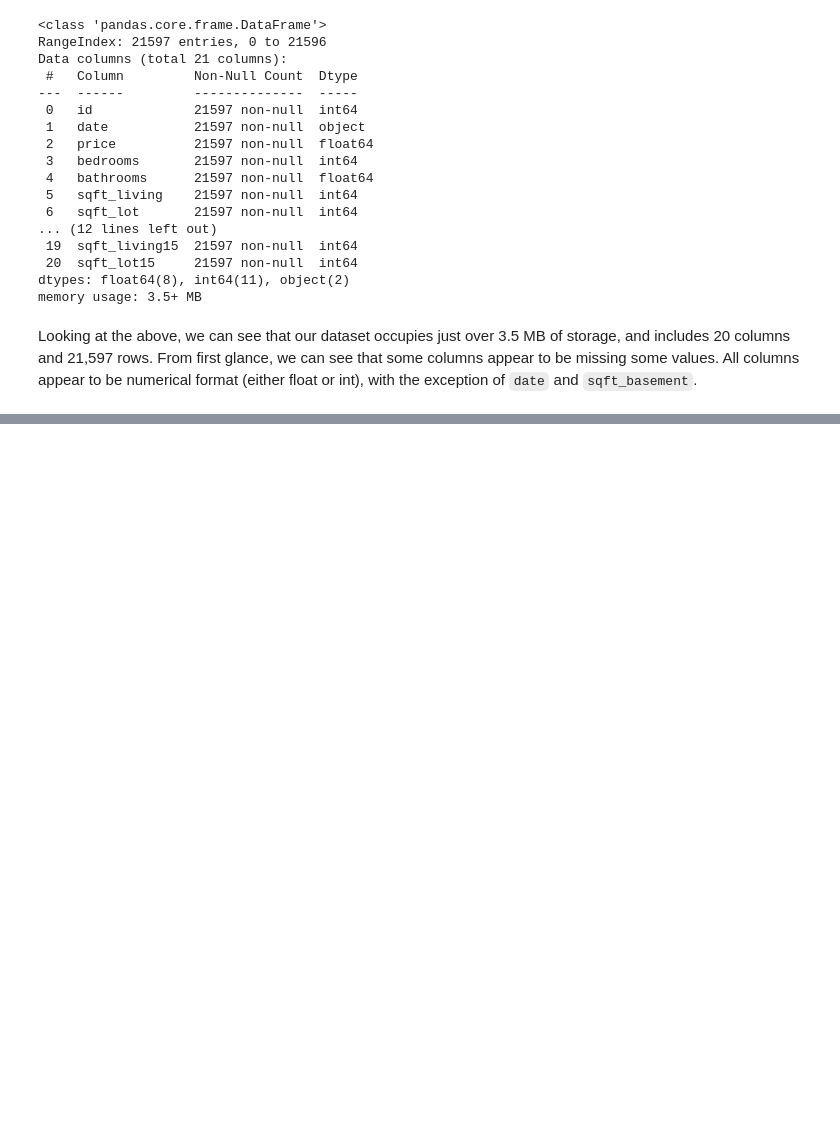
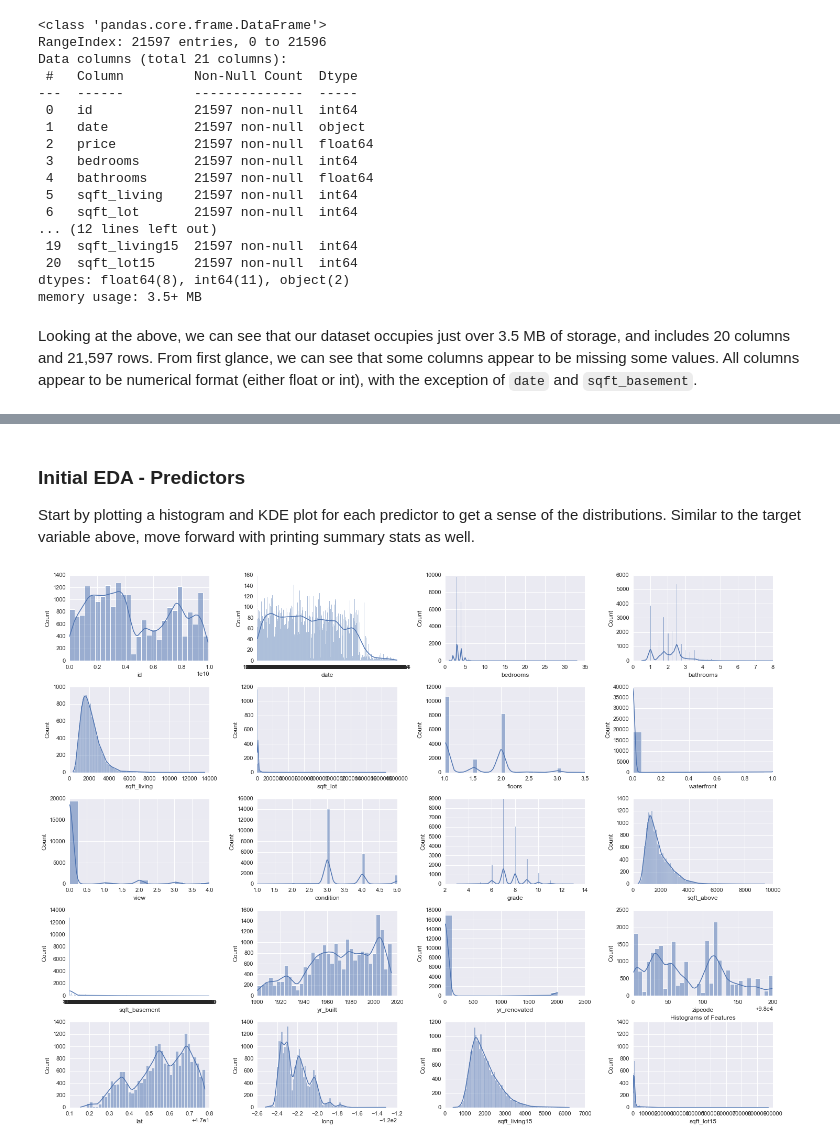
Before and after one commit to akaigraham/KC-House-Price-Regression, a Jupyter notebook: Reworked.ipynb, the cells around one changed output, grey strips where cells are left out. Saved outputs shown, nothing was run; the diff lists cells and outputs as text; code cells hidden in the pictures; blank space fills up the shorter version.

```diff
--- a/Reworked.ipynb
+++ b/Reworked.ipynb
@@ -88,0 +142,13 @@ Looking at the above, we can see that our dataset occupies just over 3.5 MB of s
+# %% [markdown]
+### Initial EDA - Predictors
+Start by plotting a histogram and KDE plot for each predictor to get a sense of the distributions.  Similar to the target variable above, move forward with printing summary stats as well.
+# %%
+# set up subplots for a total of 20 plots
+fig, axes = plt.subplots(nrows = 5, ncols=4, figsize=(20, 15))
+for ax, feature in zip(axes.flatten(), predictors.columns):
+    sns.histplot(data=predictors[feature], kde=True, ax=ax, bins='auto')
+plt.tight_layout()
+plt.title('Histograms of Features')
+plt.show()
+# %% [output]
+[figure, added]
```
Also changed, not shown: parts of 11 cells of this notebook.
